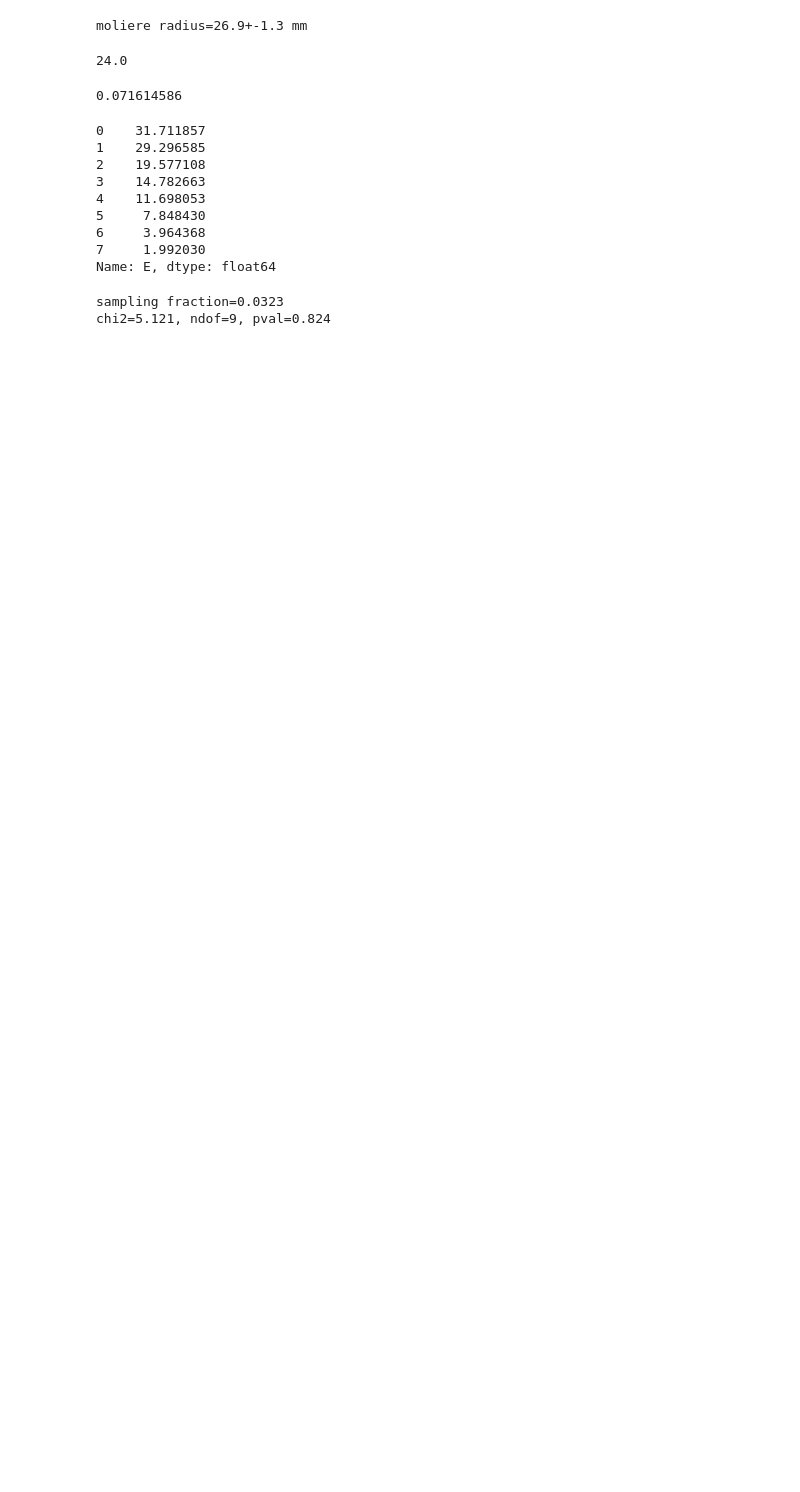
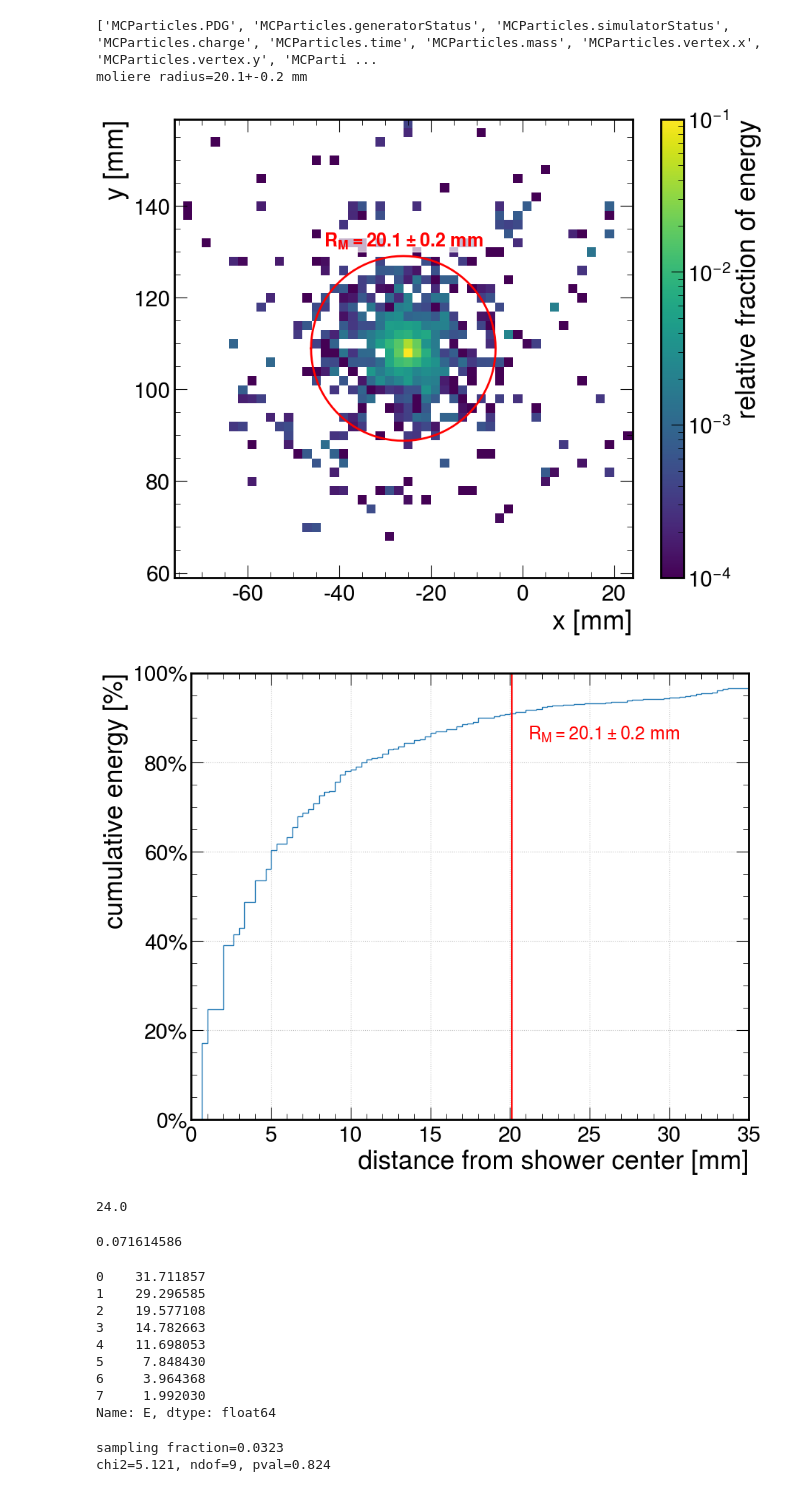
Before and after one commit to sebouh137/backwards_insert, a Jupyter notebook: SimulationStudies.ipynb, the cells around one changed output. Cells and saved outputs as stored; diff of their text form; code cells hidden in the pictures; blank space fills up the shorter version.

```diff
--- a/SimulationStudies.ipynb
+++ b/SimulationStudies.ipynb
@@ -16,26 +19,71 @@ def get_eta(theta):
 #first get the Moliere radius
 # %%
 import uproot as ur
-events = ur.open('1.0_withhole_preHCAL/insert_sim_e-_5GeV_theta_178-178deg.edm4hep.root:events')
+events = ur.open('for_RM_0.35W_0.08PCB_0.2Sc/insert_sim_e-_18GeV_theta_178-178deg.edm4hep.root:events')
 arrays_sim = events.arrays()
-#print(arrays_sim.fields)
+print(arrays_sim.fields)
 rMs=[]
-for event in range(len(arrays_sim)):
+for event in range(100):#len(arrays_sim)):
+    #x=arrays_sim['BackwardsEcalInsertHitsContributions.stepPosition.x'][event,:]
+    #y=arrays_sim['BackwardsEcalInsertHitsContributions.stepPosition.y'][event,:]
+    #E=arrays_sim['BackwardsEcalInsertHitsContributions.energy'][event,:]
     x=arrays_sim['BackwardsEcalInsertHits.position.x'][event,:]
     y=arrays_sim['BackwardsEcalInsertHits.position.y'][event,:]
     E=arrays_sim['BackwardsEcalInsertHits.energy'][event,:]
+    #print(x, y, E)
+
     if(sum(E)==0): continue
     x0=np.sum(x*E)/np.sum(E)
     y0=np.sum(y*E)/np.sum(E)
     r=np.hypot(x-x0, y-y0)
-    for rM in np.linspace(0, np.max(r), 100):
+    for rM in np.linspace(0, 50, 100):
         if np.sum(E*(r<rM))/np.sum(E)>.9:
             break
     #print(rM)
     rMs.append(rM)
-print(f"moliere radius={np.mean(rMs):.1f}+-{np.std(rMs)/np.sqrt(len(rMs)):.1f} mm")
+
+rM=np.mean(rMs)
+drM=np.std(rMs)/np.sqrt(len(rMs))
+print(f"moliere radius={rM:.1f}+-{drM:.1f} mm")
+plt.subplots(1,1, figsize=(10, 10*249/309))
+from matplotlib.colors import LogNorm
+
+h=plt.hist2d(x,y, bins=50, range=((x0-50, x0+50), (y0-50, y0+50)),weights=E, norm=LogNorm(vmin=1e-4, vmax=1e-1))
+
+cb=plt.colorbar(h[3])
+cb.set_label("relative fraction of energy")
+
+
+ph=np.linspace(-np.pi, np.pi, 101)
+plt.plot(x0+rM*np.cos(ph), y0+rM*np.sin(ph), color='r',zorder=100, ls='-', lw=2)
+plt.text(x0, y0+rM*1.1, f"$R_M={rM:.1f}\\pm {drM:.1f}$ mm", ha='center', color='red', fontsize=18, zorder=11, weight='bold')
+plt.gca().add_patch(mpl.patches.Rectangle((x0-17, y0+rM+1),34, 3, color='w', alpha=0.7, zorder=10))
+plt.xlabel("x [mm]")
+plt.ylabel("y [mm]")
+plt.savefig("images/xy_Moliere.pdf")
+plt.show()
+
+plt.subplots(1,1, figsize=(10, 10*249/309))
+
+plt.hist(r, bins=300, density=True, histtype='step',weights=E,
+                           cumulative=True, range=(0,100))
+plt.xlim(0,35)
+plt.ylim(0,1)
+plt.text(rM+1, .85, f"$R_M={rM:.1f}\\pm {drM:.1f}$ mm", color='red', fontsize=18, zorder=11)
+plt.axvline(rM, color='r')
+plt.ylabel("cumulative energy [%]")
+plt.xlabel("distance from shower center [mm]")
+import matplotlib.ticker as mtick
+
+plt.gca().yaxis.set_major_formatter(mtick.PercentFormatter(1))
+plt.grid()
+plt.savefig("images/shower_distance_from_center.pdf")
+plt.show()
 # %% [output]
-moliere radius=26.9+-1.3 mm
+['MCParticles.PDG', 'MCParticles.generatorStatus', 'MCParticles.simulatorStatus', 'MCParticles.charge', 'MCParticles.time', 'MCParticles.mass', 'MCParticles.vertex.x', 'MCParticles.vertex.y', 'MCParti ...
+moliere radius=20.1+-0.2 mm
+[figure, added]
+[figure, added]
 # %%
 #next determine the resolutions on everything
 # %%
```
Also changed, not shown: parts of 11 cells of this notebook, 5 other files.
